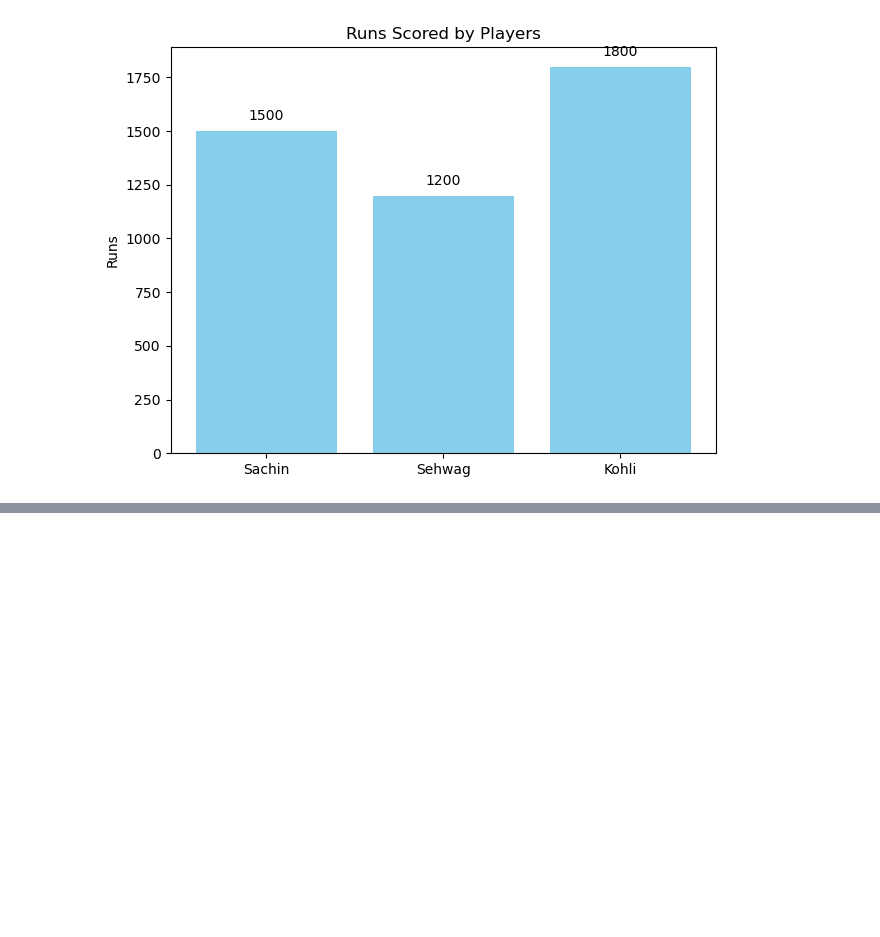
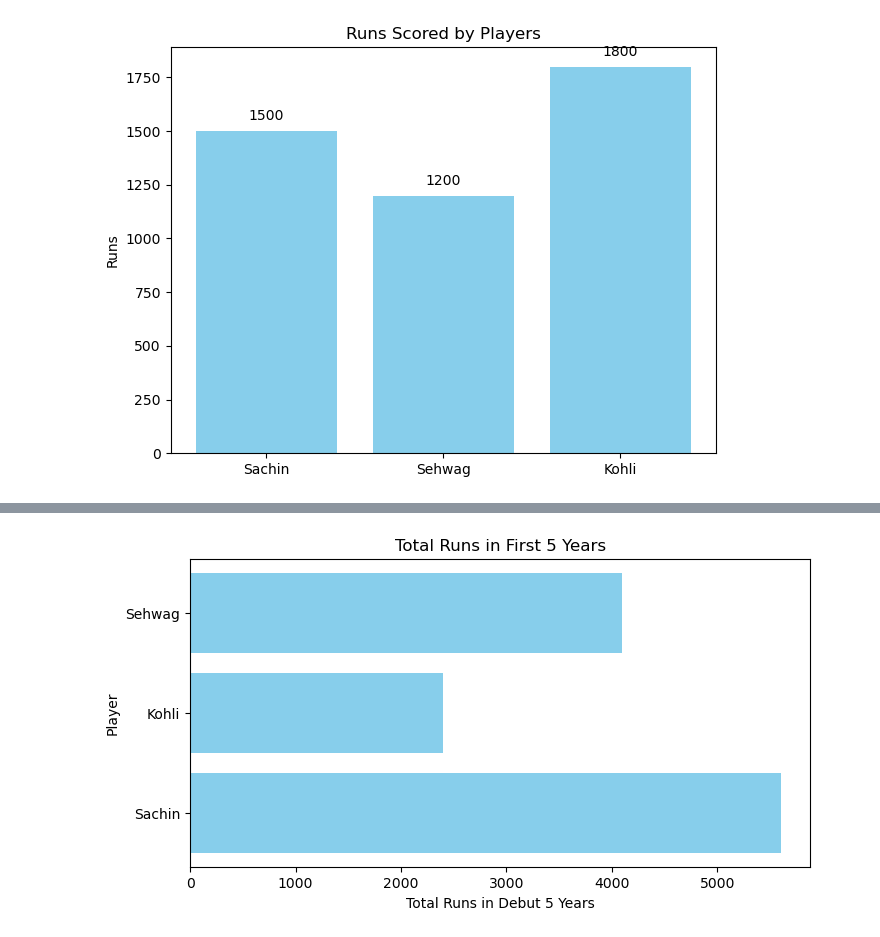
Before and after one commit to omg-CPP/OM-GUPTA-DATA-SCIENCE-REPOSITORY, a Jupyter notebook: 03-Data Visualization/Matplotlib/02-Bar_Plot.ipynb, the cells around one changed output, grey strips where cells are left out. Saved outputs shown, nothing was run; the diff lists cells and outputs as text; code cells hidden in the pictures; blank space fills up the shorter version.

```diff
--- a/03-Data Visualization/Matplotlib/02-Bar_Plot.ipynb
+++ b/03-Data Visualization/Matplotlib/02-Bar_Plot.ipynb
@@ -82,0 +121,16 @@ plt.show()
+# %%
+# 2. Horizontal Bar Chart
+players = ["Sachin", "Kohli", "Sehwag"]
+
+# Total runs in debut 5 years
+debut_runs = [5600, 2400, 4100]
+
+plt.figure(figsize=(8, 4))
+plt.barh(players, debut_runs, color="skyblue")
+
+plt.xlabel("Total Runs in Debut 5 Years")
+plt.ylabel("Player")
+plt.title("Total Runs in First 5 Years")
+plt.show()
+# %% [output]
+[figure, added]
```
Also changed, not shown: parts of 5 cells of this notebook.
